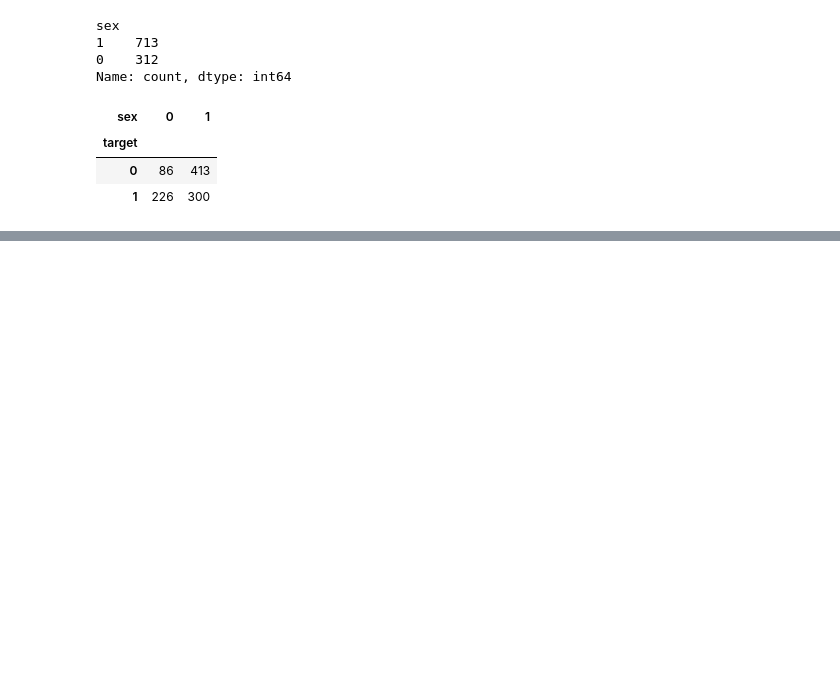
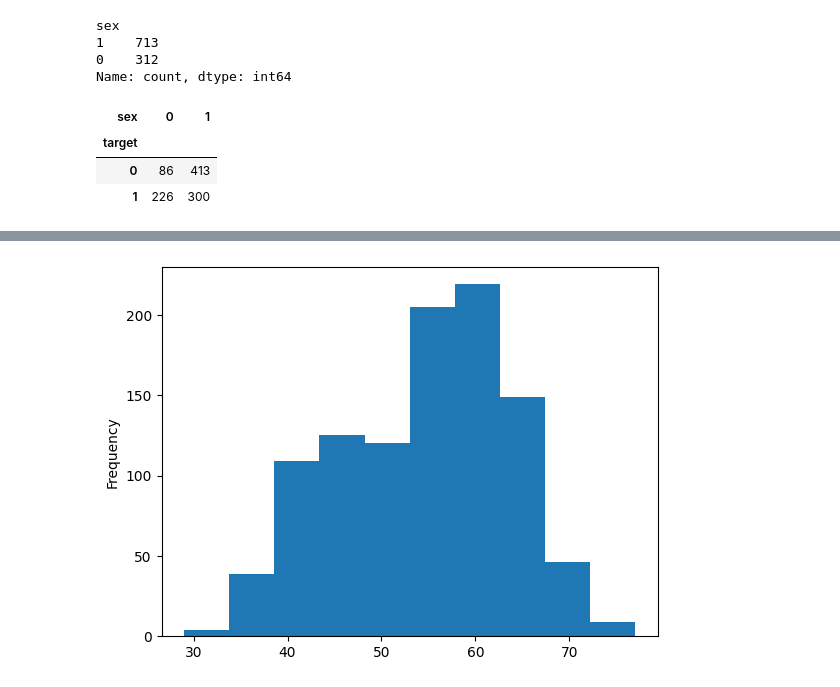
Before and after one commit to IlyasaNandaRahmadianto/pythonSpace, a Jupyter notebook: heart_desease.ipynb, the cells around one changed output, grey strips where cells are left out. Saved outputs shown, nothing was run; the diff lists cells and outputs as text; code cells hidden in the pictures; blank space fills up the shorter version.

```diff
--- a/heart_desease.ipynb
+++ b/heart_desease.ipynb
@@ -129,0 +166,5 @@ pd.crosstab(df.target, df.sex)
+# %%
+# Check the distribution of the age column with a histogram
+df.age.plot.hist();
+# %% [output]
+[figure, added]
```
Also changed, not shown: parts of 4 cells of this notebook.
